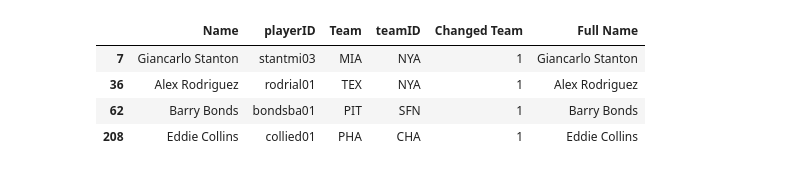
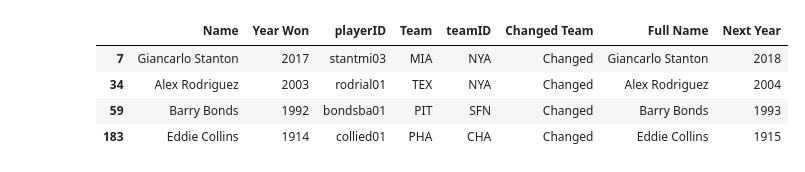
Before and after one commit to ajg318/WARcomparison, a Jupyter notebook: WarAnalysis.ipynb, the cells around one changed output. Drawn from its saved outputs; the diff is of its cells as text; code cells hidden in the pictures.

```diff
--- a/WarAnalysis.ipynb
+++ b/WarAnalysis.ipynb
@@ -60,8 +59,12 @@ mvp_year = np.array(mvp_list[( 'Unnamed: 0_level_0', 'Year')].values)
 mvp_name = np.array(mvp_list[( 'Unnamed: 2_level_0', 'Name')].values)
 mvp_team = np.array(mvp_list[( 'Unnamed: 3_level_0', 'Tm')].values)
 mvp_WAR =  np.array(mvp_list[( 'Unnamed: 4_level_0', 'WAR')].values)
+mvp_Pitcher =  np.array(mvp_list[( 'Pitching Stats', 'W')].values)
 # %%
-data = {'Year Won': mvp_year, 'Name': mvp_name, 'Team': mvp_team, 'WAR': mvp_WAR}
+data = {'Year Won': mvp_year, 'Name': mvp_name, 'Team': mvp_team, 'MVP WAR': mvp_WAR, 'Pitcher': mvp_Pitcher}
 # %%
 mvp_df = pd.DataFrame(data)
+mvp_df = mvp_df.loc[mvp_df['Pitcher'].isna() == True]
+mvp_df = mvp_df[['Year Won', 'Name', 'Team', 'MVP WAR']]
 mvp_df = mvp_df.dropna()
+mvp_df
@@ -291,16 +258,16 @@ merge_team_df = merge_player_df.merge(lahman_batting_df, left_on=['playerID', 'N
 # %%
 merge_cteam_df = merge_player_df.merge(lahman_batting_df, left_on=['playerID', 'Year Won'], right_on = ['playerID', 'yearID'], how='left')
 old_team = merge_cteam_df['teamID']
 merge_team_df['Team'] = old_team
-change_list = [0 if merge_team_df['Team'][i] == merge_team_df['teamID'][i] else 1 for i in merge_team_df.index]
+change_list = ["Stayed" if merge_team_df['Team'][i] == merge_team_df['teamID'][i] else "Changed" for i in merge_team_df.index]
 merge_team_df['Changed Team'] = change_list
-change_df = merge_team_df.loc[merge_team_df['Changed Team'] == 1][['Name', 'playerID', 'Team', 'teamID', 'Changed Team', 'Full Name']]
+change_df = merge_team_df.loc[merge_team_df['Changed Team'] == 'Changed'][['Name', 'Year Won', 'playerID', 'Team', 'teamID', 'Changed Team', 'Full Name', 'Next Year']]
 changed_df = change_df.dropna()
-changed_df = changed_df.drop([33])
+changed_df = changed_df.drop([31])
 changed_df
 # %% [output]
-|  | Name | playerID | Team | teamID | Changed Team | Full Name |
-| 7 | Giancarlo Stanton | stantmi03 | MIA | NYA | 1 | Giancarlo Stanton |
-| 36 | Alex Rodriguez | rodrial01 | TEX | NYA | 1 | Alex Rodriguez |
-| 62 | Barry Bonds | bondsba01 | PIT | SFN | 1 | Barry Bonds |
-| 208 | Eddie Collins | collied01 | PHA | CHA | 1 | Eddie Collins |
+|  | Name | Year Won | playerID | Team | teamID | Changed Team | Full Name | Next Year |
+| 7 | Giancarlo Stanton | 2017 | stantmi03 | MIA | NYA | Changed | Giancarlo Stanton | 2018 |
+| 34 | Alex Rodriguez | 2003 | rodrial01 | TEX | NYA | Changed | Alex Rodriguez | 2004 |
+| 59 | Barry Bonds | 1992 | bondsba01 | PIT | SFN | Changed | Barry Bonds | 1993 |
+| 183 | Eddie Collins | 1914 | collied01 | PHA | CHA | Changed | Eddie Collins | 1915 |
```
Also changed, not shown: parts of 36 cells of this notebook.
